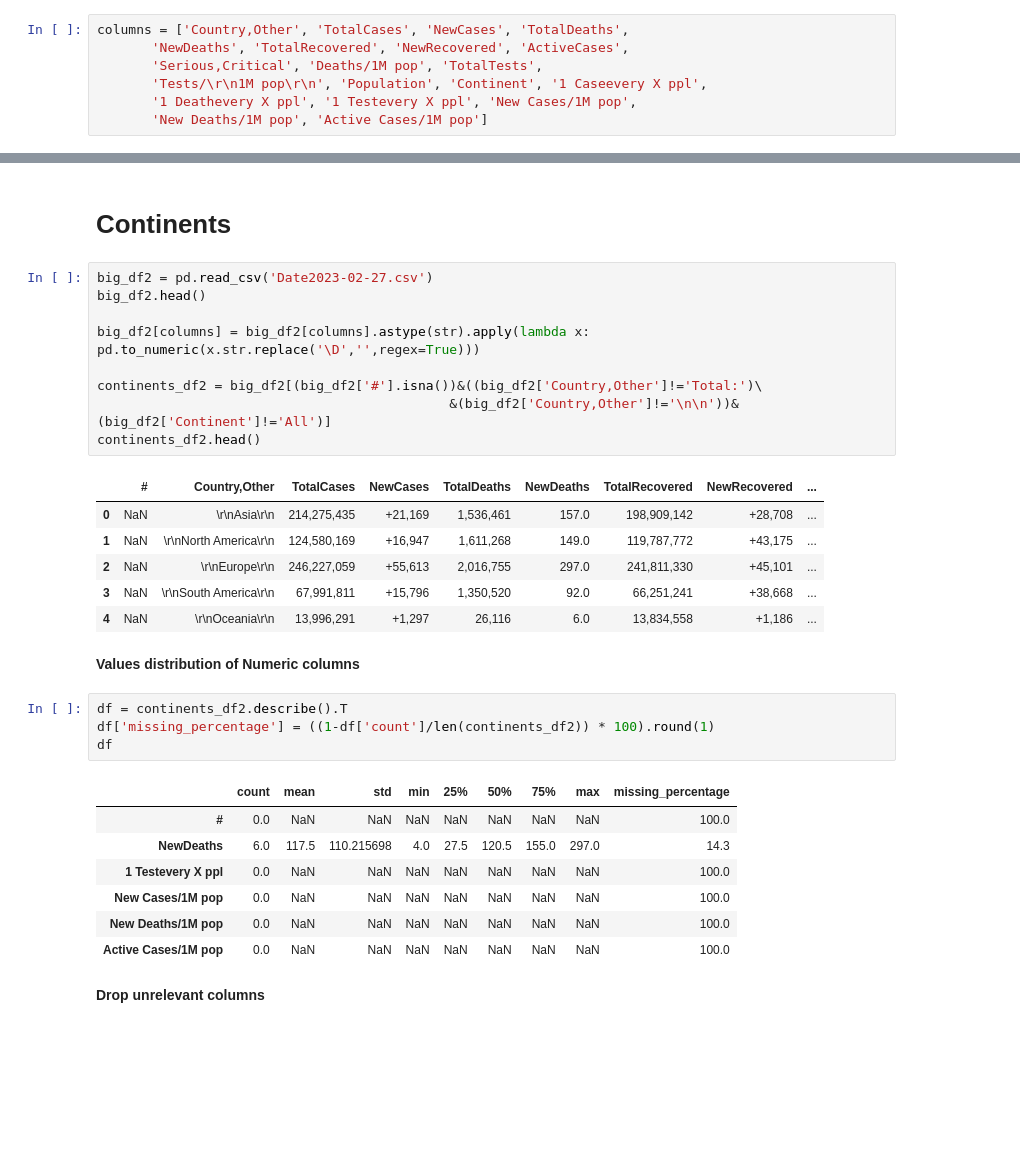
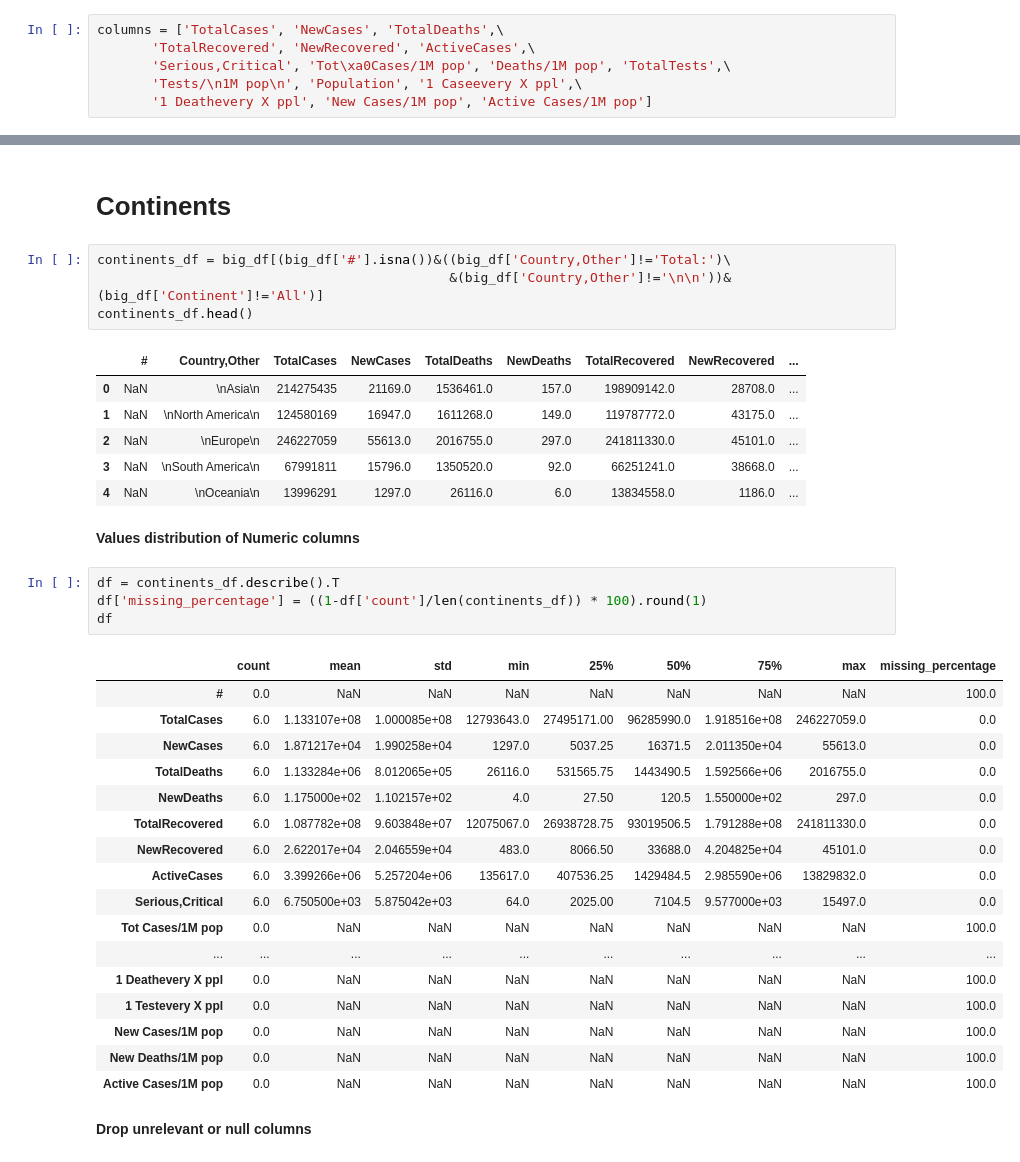
Before and after one commit to daongochoa2002/Lab1-Data-Visualization, a Jupyter notebook: Coronavirus Analysis.ipynb, the cells around one changed output, grey strips where cells are left out. Drawn from its saved outputs; the diff is of its cells as text; blank space fills up the shorter version.

```diff
--- a/Coronavirus Analysis.ipynb
+++ b/Coronavirus Analysis.ipynb
@@ -119,10 +110,9 @@ Index(['#', 'Country,Other', 'TotalCases', 'NewCases', 'TotalDeaths',
 # %%
-columns = ['Country,Other', 'TotalCases', 'NewCases', 'TotalDeaths',
-       'NewDeaths', 'TotalRecovered', 'NewRecovered', 'ActiveCases',
-       'Serious,Critical', 'Deaths/1M pop', 'TotalTests',
-       'Tests/\r\n1M pop\r\n', 'Population', 'Continent', '1 Caseevery X ppl',
-       '1 Deathevery X ppl', '1 Testevery X ppl', 'New Cases/1M pop',
-       'New Deaths/1M pop', 'Active Cases/1M pop']
+columns = ['TotalCases', 'NewCases', 'TotalDeaths',\
+       'TotalRecovered', 'NewRecovered', 'ActiveCases',\
+       'Serious,Critical', 'Tot\xa0Cases/1M pop', 'Deaths/1M pop', 'TotalTests',\
+       'Tests/\n1M pop\n', 'Population', '1 Caseevery X ppl',\
+       '1 Deathevery X ppl', 'New Cases/1M pop', 'Active Cases/1M pop']
 # %%
 big_df[columns] = big_df[columns].astype(str).apply(lambda x: pd.to_numeric(x.str.replace('\D','',regex=True)))
 # %%
@@ -429,35 +428,40 @@ The background (academics environment and current situation) can influence eithe
 # %% [markdown]
 # Continents
 # %%
-big_df2 = pd.read_csv('Date2023-02-27.csv')
-big_df2.head()
-
-big_df2[columns] = big_df2[columns].astype(str).apply(lambda x: pd.to_numeric(x.str.replace('\D','',regex=True)))
-
-continents_df2 = big_df2[(big_df2['#'].isna())&((big_df2['Country,Other']!='Total:')\
-                                             &(big_df2['Country,Other']!='\n\n'))&(big_df2['Continent']!='All')]
-continents_df2.head()
+continents_df = big_df[(big_df['#'].isna())&((big_df['Country,Other']!='Total:')\
+                                             &(big_df['Country,Other']!='\n\n'))&(big_df['Continent']!='All')]
+continents_df.head()
 # %% [output]
 |  | # | Country,Other | TotalCases | NewCases | TotalDeaths | NewDeaths | TotalRecovered | NewRecovered | ... |
-| 0 | NaN | \r\nAsia\r\n | 214,275,435 | +21,169 | 1,536,461 | 157.0 | 198,909,142 | +28,708 | ... |
-| 1 | NaN | \r\nNorth America\r\n | 124,580,169 | +16,947 | 1,611,268 | 149.0 | 119,787,772 | +43,175 | ... |
-| 2 | NaN | \r\nEurope\r\n | 246,227,059 | +55,613 | 2,016,755 | 297.0 | 241,811,330 | +45,101 | ... |
-| 3 | NaN | \r\nSouth America\r\n | 67,991,811 | +15,796 | 1,350,520 | 92.0 | 66,251,241 | +38,668 | ... |
-| 4 | NaN | \r\nOceania\r\n | 13,996,291 | +1,297 | 26,116 | 6.0 | 13,834,558 | +1,186 | ... |
+| 0 | NaN | \nAsia\n | 214275435 | 21169.0 | 1536461.0 | 157.0 | 198909142.0 | 28708.0 | ... |
+| 1 | NaN | \nNorth America\n | 124580169 | 16947.0 | 1611268.0 | 149.0 | 119787772.0 | 43175.0 | ... |
+| 2 | NaN | \nEurope\n | 246227059 | 55613.0 | 2016755.0 | 297.0 | 241811330.0 | 45101.0 | ... |
+| 3 | NaN | \nSouth America\n | 67991811 | 15796.0 | 1350520.0 | 92.0 | 66251241.0 | 38668.0 | ... |
+| 4 | NaN | \nOceania\n | 13996291 | 1297.0 | 26116.0 | 6.0 | 13834558.0 | 1186.0 | ... |
 # %% [markdown]
 **Values distribution of Numeric columns**
 # %%
-df = continents_df2.describe().T
-df['missing_percentage'] = ((1-df['count']/len(continents_df2)) * 100).round(1)
+df = continents_df.describe().T
+df['missing_percentage'] = ((1-df['count']/len(continents_df)) * 100).round(1)
 df
 # %% [output]
 |  | count | mean | std | min | 25% | 50% | 75% | max | missing_percentage |
 | # | 0.0 | NaN | NaN | NaN | NaN | NaN | NaN | NaN | 100.0 |
-| NewDeaths | 6.0 | 117.5 | 110.215698 | 4.0 | 27.5 | 120.5 | 155.0 | 297.0 | 14.3 |
+| TotalCases | 6.0 | 1.133107e+08 | 1.000085e+08 | 12793643.0 | 27495171.00 | 96285990.0 | 1.918516e+08 | 246227059.0 | 0.0 |
+| NewCases | 6.0 | 1.871217e+04 | 1.990258e+04 | 1297.0 | 5037.25 | 16371.5 | 2.011350e+04 | 55613.0 | 0.0 |
+| TotalDeaths | 6.0 | 1.133284e+06 | 8.012065e+05 | 26116.0 | 531565.75 | 1443490.5 | 1.592566e+06 | 2016755.0 | 0.0 |
+| NewDeaths | 6.0 | 1.175000e+02 | 1.102157e+02 | 4.0 | 27.50 | 120.5 | 1.550000e+02 | 297.0 | 0.0 |
+| TotalRecovered | 6.0 | 1.087782e+08 | 9.603848e+07 | 12075067.0 | 26938728.75 | 93019506.5 | 1.791288e+08 | 241811330.0 | 0.0 |
+| NewRecovered | 6.0 | 2.622017e+04 | 2.046559e+04 | 483.0 | 8066.50 | 33688.0 | 4.204825e+04 | 45101.0 | 0.0 |
+| ActiveCases | 6.0 | 3.399266e+06 | 5.257204e+06 | 135617.0 | 407536.25 | 1429484.5 | 2.985590e+06 | 13829832.0 | 0.0 |
+| Serious,Critical | 6.0 | 6.750500e+03 | 5.875042e+03 | 64.0 | 2025.00 | 7104.5 | 9.577000e+03 | 15497.0 | 0.0 |
+| Tot Cases/1M pop | 0.0 | NaN | NaN | NaN | NaN | NaN | NaN | NaN | 100.0 |
+| ... | ... | ... | ... | ... | ... | ... | ... | ... | ... |
+| 1 Deathevery X ppl | 0.0 | NaN | NaN | NaN | NaN | NaN | NaN | NaN | 100.0 |
 | 1 Testevery X ppl | 0.0 | NaN | NaN | NaN | NaN | NaN | NaN | NaN | 100.0 |
 | New Cases/1M pop | 0.0 | NaN | NaN | NaN | NaN | NaN | NaN | NaN | 100.0 |
 | New Deaths/1M pop | 0.0 | NaN | NaN | NaN | NaN | NaN | NaN | NaN | 100.0 |
 | Active Cases/1M pop | 0.0 | NaN | NaN | NaN | NaN | NaN | NaN | NaN | 100.0 |
 # %% [markdown]
-**Drop unrelevant columns**
+**Drop unrelevant or null columns**
 # %%
```
Also changed, not shown: parts of 71 cells of this notebook.
